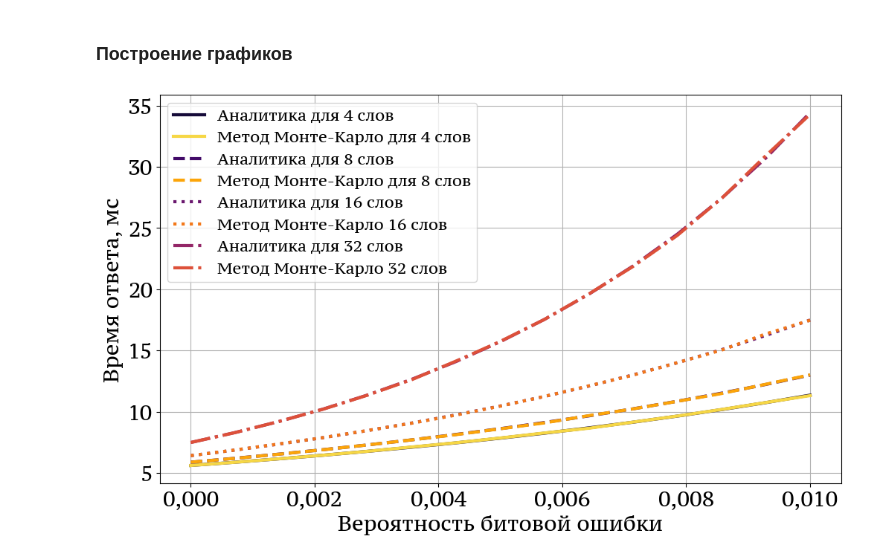
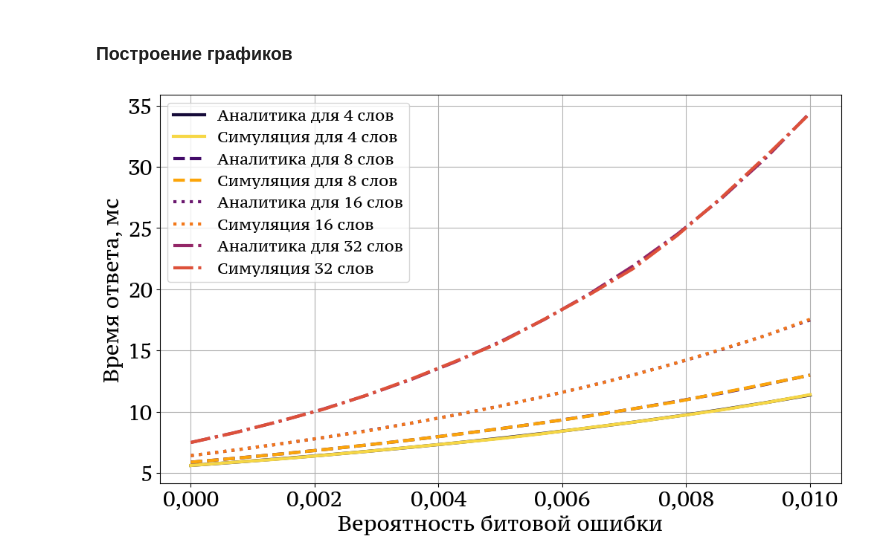
Before and after one commit to VilmenAbramian/simulation, a Jupyter notebook: pysim/experiments/analitical_graphs.ipynb, the cells around one changed output. Cells and saved outputs as stored; diff of their text form; code cells hidden in the pictures.

```diff
--- a/pysim/experiments/analitical_graphs.ipynb
+++ b/pysim/experiments/analitical_graphs.ipynb
@@ -268,7 +268,7 @@ ax.plot(
 ax.plot(
     BER, mc_res_list[0],
     linewidth=3, linestyle='-',
-    label=f'Метод Монте-Карло для {words_numbers[0]} слов',
+    label=f'Симуляция для {words_numbers[0]} слов',
     color=get_color(0.9)
 )
 # 2я пара
@@ -283,40 +283,40 @@ ax.plot(
 ax.plot(
     BER, mc_res_list[1],
     linewidth=3, linestyle='--',
-    label=f'Метод Монте-Карло для {words_numbers[1]} слов',
+    label=f'Симуляция для {words_numbers[1]} слов',
     color=get_color(0.8)
 )
 # 3я пара
 # --------------------------------------
 ax.plot(
     BER, analit_res_list[2],
     linewidth=3, linestyle='dotted',
     label=f'Аналитика для {words_numbers[2]} слов',
     color=get_color(0.3)
 )
 ax.plot(
     BER, mc_res_list[2],
     linewidth=3, linestyle='dotted',
-    label=f'Метод Монте-Карло {words_numbers[2]} слов',
+    label=f'Симуляция {words_numbers[2]} слов',
     color=get_color(0.7)
 )
 # 4я пара
 # --------------------------------------
 ax.plot(
     BER, analit_res_list[3],
     linewidth=3, linestyle='dashdot',
     label=f'Аналитика для {words_numbers[3]} слов',
     color=get_color(0.4)
 )
 ax.plot(
     BER, mc_res_list[3],
     linewidth=3, linestyle='dashdot',
-    label=f'Метод Монте-Карло {words_numbers[3]} слов',
+    label=f'Симуляция {words_numbers[3]} слов',
     color=get_color(0.6)
 )
 # --------------------------------------
 plt.legend(prop={"size":15})
 plt.grid()
 plt.savefig(f'img/{scenario}_scenario')
 # %% [output]
-[figure, old version]
+[figure, new version]
```
Also changed, not shown: parts of 2 cells of this notebook, 33 other files.
